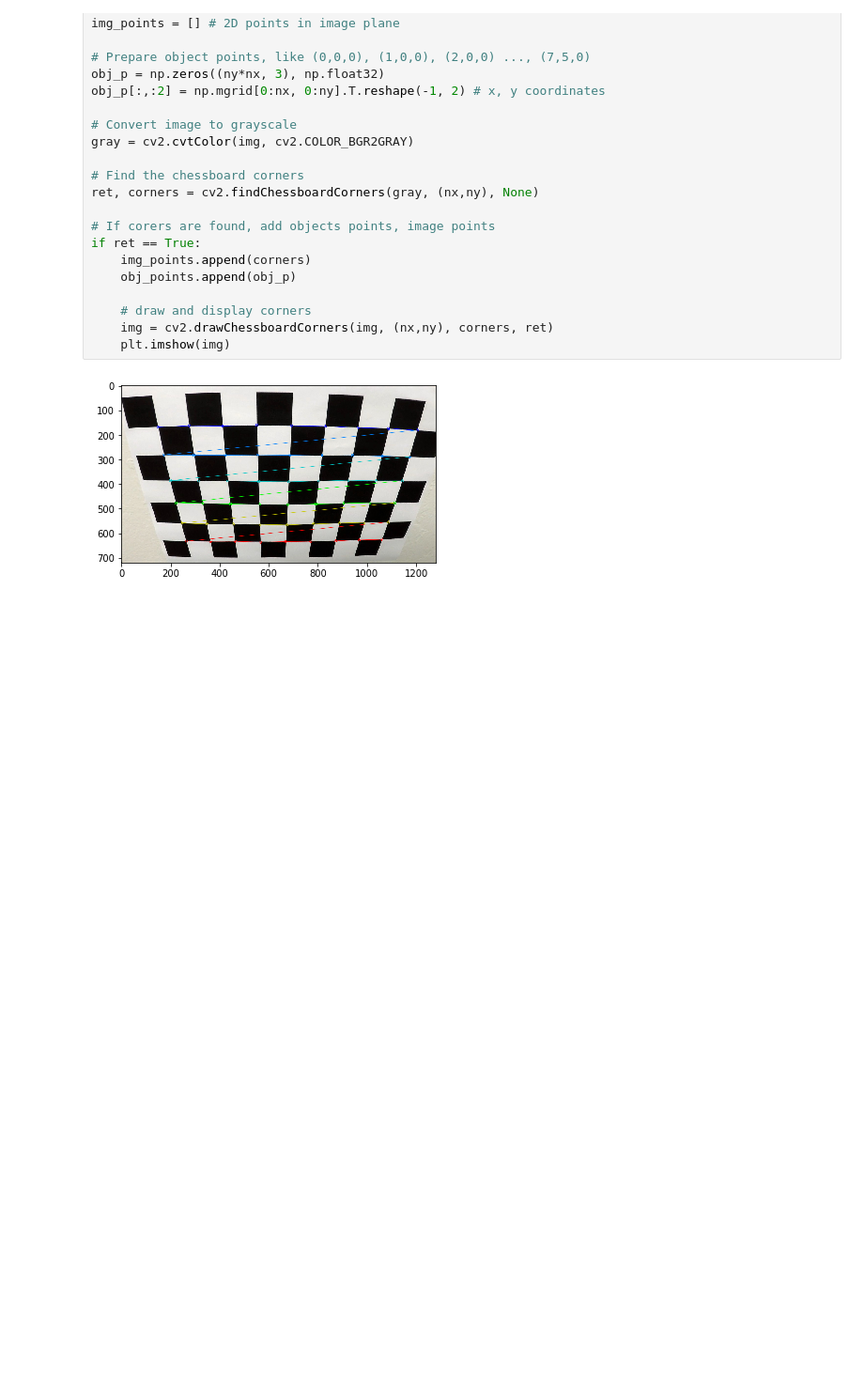
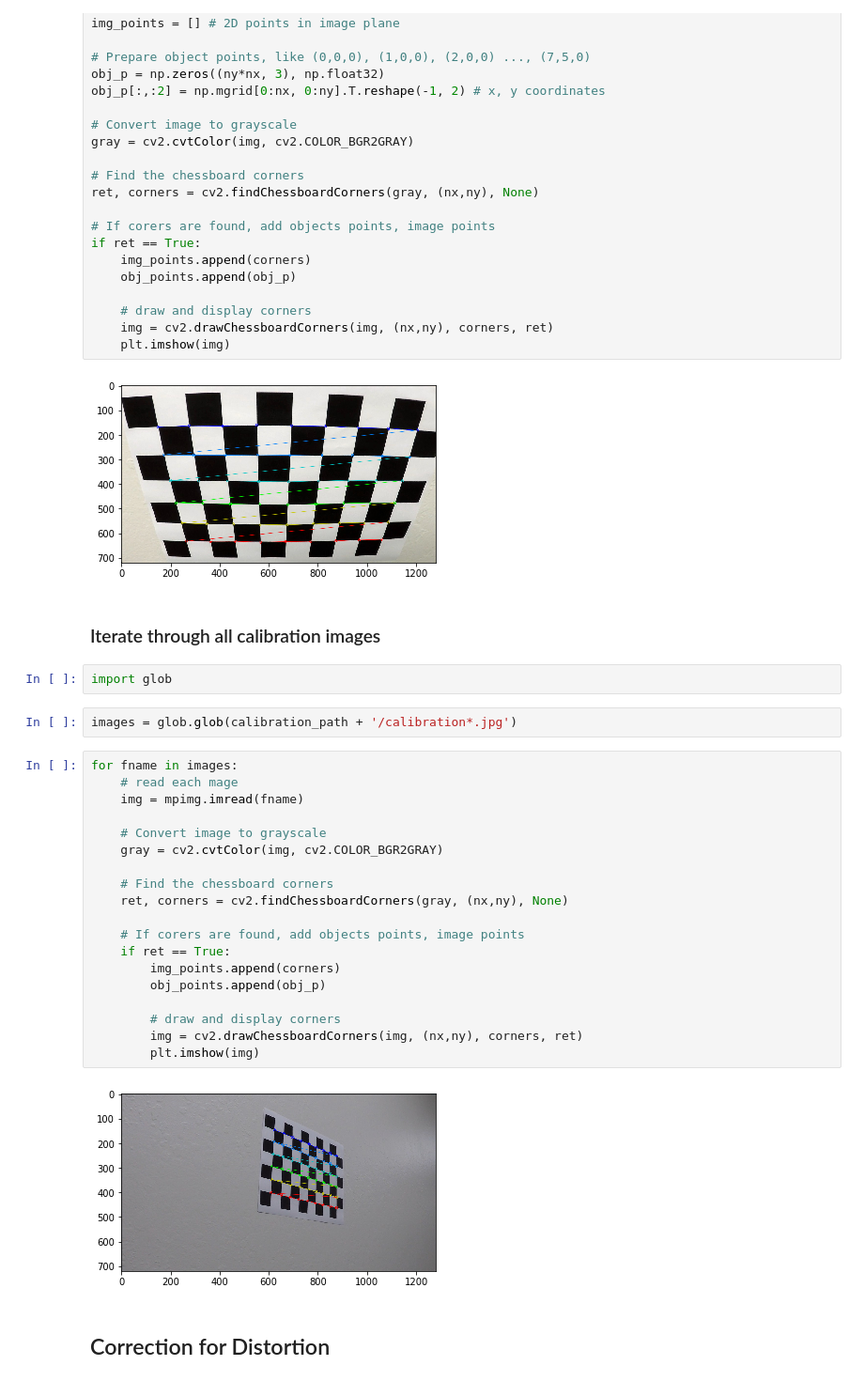
Before and after one commit to mathiasvkaiz/sdcnd-term1, a Jupyter notebook: Project 4 - Advanced Lane Finding/advanced_lane_findin.ipynb, the cells around one changed output. Shown: that part at 94% size. Saved outputs shown, nothing was run; the diff lists cells and outputs as text; blank space fills up the shorter version.

Commit message:
code: Added iteration through calibration images

```diff
--- a/Project 4 - Advanced Lane Finding/advanced_lane_findin.ipynb
+++ b/Project 4 - Advanced Lane Finding/advanced_lane_findin.ipynb
@@ -46,3 +46,32 @@ if ret == True:
     plt.imshow(img)
 # %% [output]
 [figure]
+# %% [markdown]
+### Iterate through all calibration images
+# %%
+import glob
+# %%
+images = glob.glob(calibration_path + '/calibration*.jpg')
+# %%
+for fname in images:
+    # read each mage
+    img = mpimg.imread(fname)
+
+    # Convert image to grayscale
+    gray = cv2.cvtColor(img, cv2.COLOR_BGR2GRAY)
+
+    # Find the chessboard corners
+    ret, corners = cv2.findChessboardCorners(gray, (nx,ny), None)
+
+    # If corers are found, add objects points, image points
+    if ret == True:
+        img_points.append(corners)
+        obj_points.append(obj_p)
+
+        # draw and display corners
+        img = cv2.drawChessboardCorners(img, (nx,ny), corners, ret)
+        plt.imshow(img)
+# %% [output]
+[figure, added]
+# %% [markdown]
+## Correction for Distortion
```
